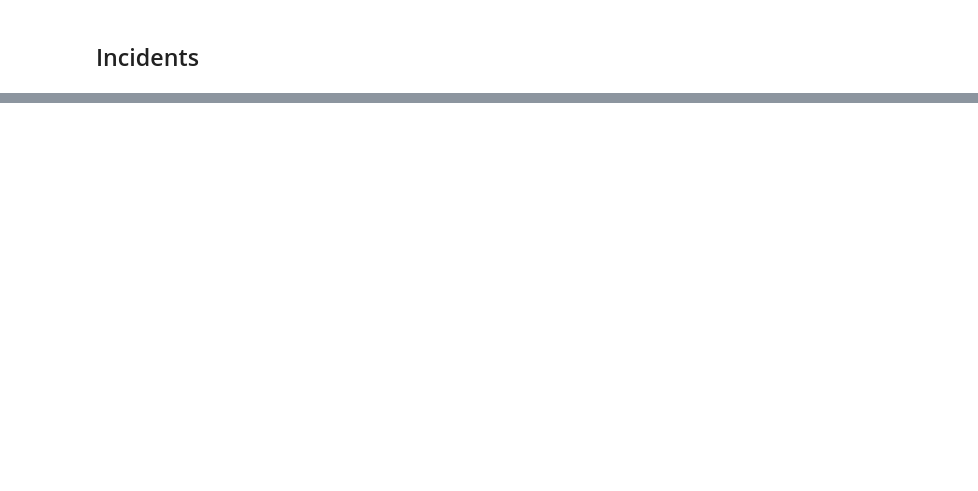
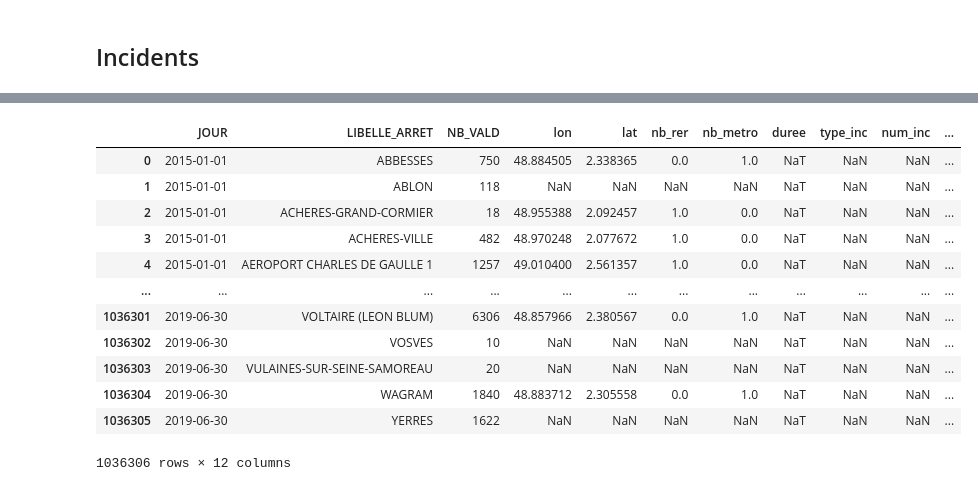
Before and after one commit to p-desaintchamas/datacamp-challenge-creation, a Jupyter notebook: merge_aggregate_data.ipynb, the cells around one changed output, grey strips where cells are left out. Saved outputs shown, nothing was run; the diff lists cells and outputs as text; code cells hidden in the pictures; blank space fills up the shorter version.

```diff
--- a/merge_aggregate_data.ipynb
+++ b/merge_aggregate_data.ipynb
@@ -210,0 +349,5 @@ inc.to_csv('datacamp-challenge-creation/data/incidents_2016_2019_clean.csv', ind
+# %%
+#Ajouter le type "Weekend" pour la colonne "type_jour"
+mask = (data_ferie['is_weekend'] == 1)
+data_ferie['type_jour'][mask] = "Weekend"
+data_ferie.head()
@@ -210,0 +365,3 @@ inc.to_csv('datacamp-challenge-creation/data/incidents_2016_2019_clean.csv', ind
+# %%
+data_ferie.drop('is_weekend',axis=1,inplace=True)
+data_ferie.head()
@@ -210,0 +375,23 @@ inc.to_csv('datacamp-challenge-creation/data/incidents_2016_2019_clean.csv', ind
+# %%
+curr_dt = dt_pos_cor_inc.copy()
+
+curr_dt['JOUR'] = pd.to_datetime(curr_dt['JOUR'])
+df_merged = pd.merge(curr_dt, data_ferie, left_on='JOUR',right_on='date',how='left')
+# %%
+df_merged.drop('date',axis=1,inplace=True)
+# %%
+df_merged
+# %% [output]
+|  | JOUR | LIBELLE_ARRET | NB_VALD | lon | lat | nb_rer | nb_metro | duree | type_inc | num_inc | ... |
+| 0 | 2015-01-01 | ABBESSES | 750 | 48.884505 | 2.338365 | 0.0 | 1.0 | NaT | NaN | NaN | ... |
+| 1 | 2015-01-01 | ABLON | 118 | NaN | NaN | NaN | NaN | NaT | NaN | NaN | ... |
+| 2 | 2015-01-01 | ACHERES-GRAND-CORMIER | 18 | 48.955388 | 2.092457 | 1.0 | 0.0 | NaT | NaN | NaN | ... |
+| 3 | 2015-01-01 | ACHERES-VILLE | 482 | 48.970248 | 2.077672 | 1.0 | 0.0 | NaT | NaN | NaN | ... |
+| 4 | 2015-01-01 | AEROPORT CHARLES DE GAULLE 1 | 1257 | 49.010400 | 2.561357 | 1.0 | 0.0 | NaT | NaN | NaN | ... |
+| ... | ... | ... | ... | ... | ... | ... | ... | ... | ... | ... | ... |
+| 1036301 | 2019-06-30 | VOLTAIRE (LEON BLUM) | 6306 | 48.857966 | 2.380567 | 0.0 | 1.0 | NaT | NaN | NaN | ... |
+| 1036302 | 2019-06-30 | VOSVES | 10 | NaN | NaN | NaN | NaN | NaT | NaN | NaN | ... |
+| 1036303 | 2019-06-30 | VULAINES-SUR-SEINE-SAMOREAU | 20 | NaN | NaN | NaN | NaN | NaT | NaN | NaN | ... |
+| 1036304 | 2019-06-30 | WAGRAM | 1840 | 48.883712 | 2.305558 | 0.0 | 1.0 | NaT | NaN | NaN | ... |
+| 1036305 | 2019-06-30 | YERRES | 1622 | NaN | NaN | NaN | NaN | NaT | NaN | NaN | ... |
+1036306 rows × 12 columns
```
Also changed, not shown: parts of 27 cells of this notebook, 3 other files.
